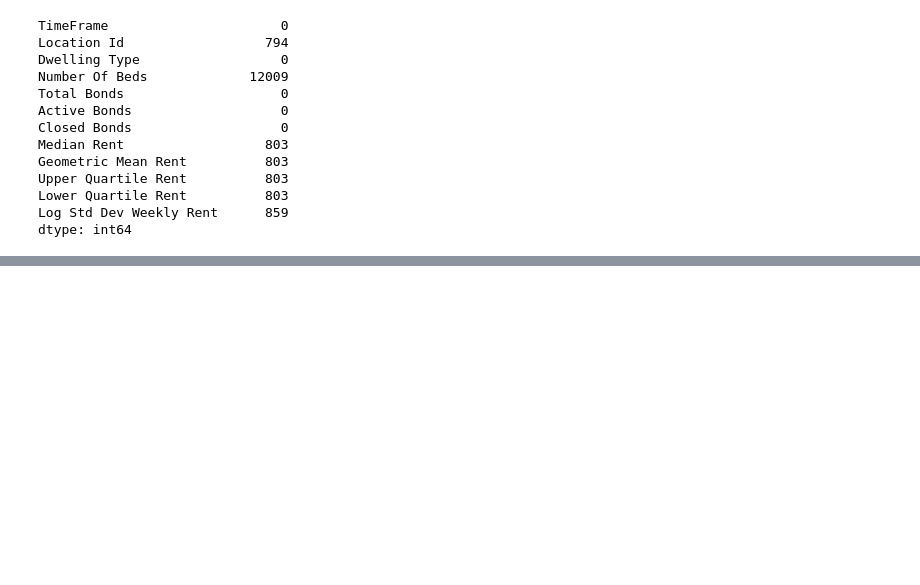
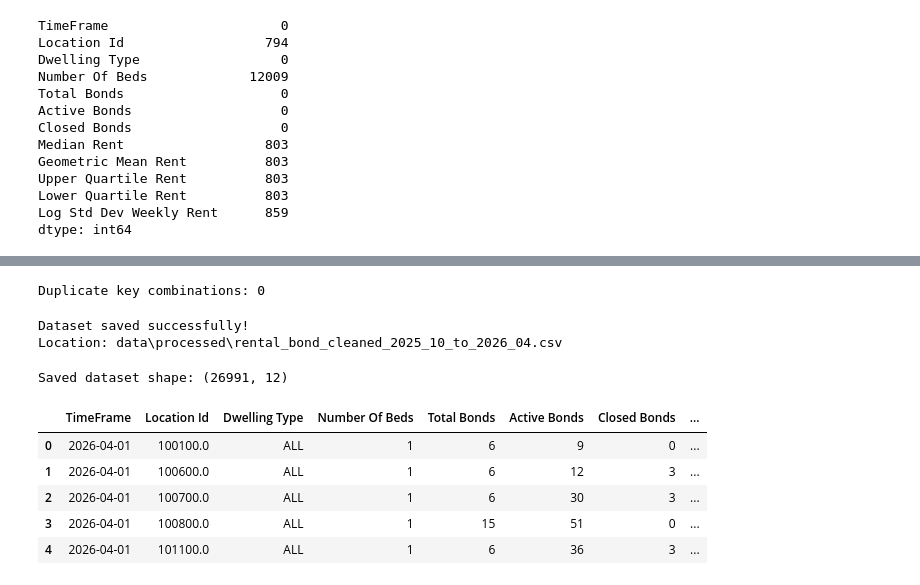
Before and after one commit to KULDEEP1994KR/GRP_Project_422_201, a Jupyter notebook: week_8/tenancy.ipynb, the cells around one changed output, grey strips where cells are left out. Saved outputs shown, nothing was run; the diff lists cells and outputs as text; code cells hidden in the pictures; blank space fills up the shorter version.

```diff
--- a/week_8/tenancy.ipynb
+++ b/week_8/tenancy.ipynb
@@ -70,0 +98,12 @@ df_tnc['TimeFrame']=pd.to_datetime(df_tnc['TimeFrame'])
+# %%
+# Keep only Oct 2025 to Jun 2026
+bond = df[
+    (df["TimeFrame"] >= "2025-10-01") &
+    (df["TimeFrame"] < "2026-07-01")
+].copy()
+
+print("Rows before:", len(df))
+print("Rows after:", len(bond))
+print("Rows removed:", len(df) - len(bond))
+
+bond["TimeFrame"].value_counts().sort_index()
@@ -70,0 +197,11 @@ df_tnc['TimeFrame']=pd.to_datetime(df_tnc['TimeFrame'])
+# %%
+# Remove missing Location Id
+cleaned = bond.dropna(subset=["Location Id"]).copy()
+
+# Remove special Location Id = -99
+cleaned = cleaned[cleaned["Location Id"] != -99].copy()
+
+print("Final cleaned shape:", cleaned.shape)
+
+# Check remaining missing values
+cleaned.isna().sum()
@@ -70,0 +223,46 @@ df_tnc['TimeFrame']=pd.to_datetime(df_tnc['TimeFrame'])
+# %%
+key_columns = [
+    "TimeFrame",
+    "Location Id",
+    "Dwelling Type",
+    "Number Of Beds"
+]
+
+duplicates = cleaned.duplicated(subset=key_columns).sum()
+
+print("Duplicate key combinations:", duplicates)
+# %% [output]
+Duplicate key combinations: 0
+# %%
+output = Path("data/processed/rental_bond_cleaned_2025_10_to_2026_04.csv")
+
+output.parent.mkdir(parents=True, exist_ok=True)
+
+cleaned.to_csv(
+    output,
+    index=False,
+    date_format="%Y-%m-%d"
+)
+
+print("Dataset saved successfully!")
+print("Location:", output)
+# %% [output]
+Dataset saved successfully!
+Location: data\processed\rental_bond_cleaned_2025_10_to_2026_04.csv
+# %%
+saved = pd.read_csv(output)
+
+print("Saved dataset shape:", saved.shape)
+
+assert saved.shape == cleaned.shape
+assert saved.columns.tolist() == cleaned.columns.tolist()
+
+saved.head()
+# %% [output]
+Saved dataset shape: (26991, 12)
+|  | TimeFrame | Location Id | Dwelling Type | Number Of Beds | Total Bonds | Active Bonds | Closed Bonds | ... |
+| 0 | 2026-04-01 | 100100.0 | ALL | 1 | 6 | 9 | 0 | ... |
+| 1 | 2026-04-01 | 100600.0 | ALL | 1 | 6 | 12 | 3 | ... |
+| 2 | 2026-04-01 | 100700.0 | ALL | 1 | 6 | 30 | 3 | ... |
+| 3 | 2026-04-01 | 100800.0 | ALL | 1 | 15 | 51 | 0 | ... |
+| 4 | 2026-04-01 | 101100.0 | ALL | 1 | 6 | 36 | 3 | ... |
```
Also changed, not shown: parts of 10 cells of this notebook, 4 other files.
